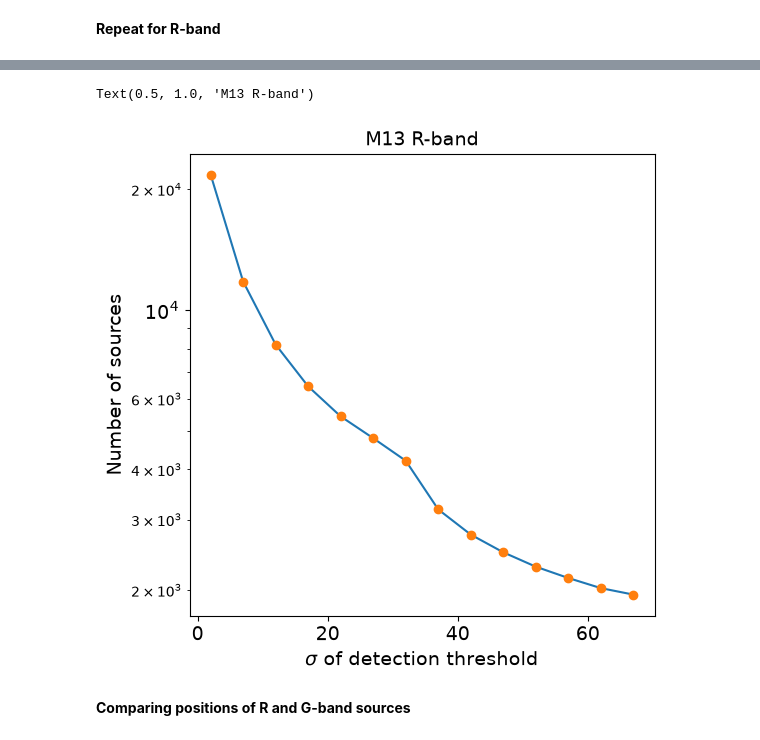
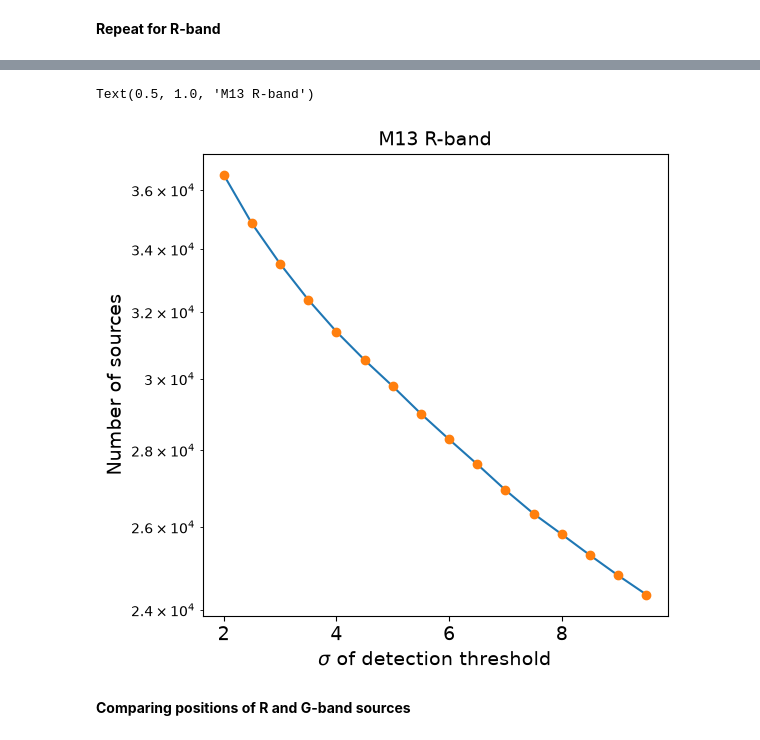
Before and after one commit to morganparton/Capstone_Project, a Jupyter notebook: Capstone_Project.ipynb, the cells around one changed output, grey strips where cells are left out. Cells and saved outputs as stored; diff of their text form; code cells hidden in the pictures.

```diff
--- a/Capstone_Project.ipynb
+++ b/Capstone_Project.ipynb
@@ -343,7 +303,7 @@ M13mean_R, M13median_R, M13std_R = sigma_clipped_stats(M13data_R, sigma=3.0)
 #*****************************************
 # update with the FWHM that you measured using fit_fwhm
 #you will need to update the threshold number based on plots you make in the next cell.
-daofind = DAOStarFinder(fwhm=4.41, threshold=40.*M13std_R)
+daofind = DAOStarFinder(fwhm=4.41, threshold=5.*M13std_R)
 
 # detect sources, using the image - median, which subtracts the sky level from image,
 # assuming a sky that is constant across the iamge
@@ -377,32 +337,32 @@ apertures.plot(color='blue', lw=1.5, alpha=0.5);
 # %%
 #This makes a plot of the number of sources for different detection thresholds for the G-band
 #set up an array of thresholds
-thresharr = np.arange(2.,70.,5)
+thresharr = np.arange(2.,10.,0.5)
 
 #initialize an array that will hold the number of sources that are detected at each threshold
 nsources_R = np.zeros(len(thresharr))
 
 #loop through the thresholds to find how many sources are detected at each threshold
 #************
 #put in the appropriate FWHM you computed for this image earlier.
 for ithresh,thresh in enumerate(thresharr):
     daofind = DAOStarFinder(fwhm=4.41, threshold=thresh*M13std_R)
     M13sources_Rtmp = daofind(M13data_R - M13median_R)
     nsources_R[ithresh] = len(M13sources_Rtmp)
 
 #plot the number of sources at each threshold
 fig,ax = plt.subplots(figsize=(6,6))
 ax.plot(thresharr,nsources_R)
 ax.plot(thresharr,nsources_R, 'o')
 ax.set_yscale('log')
 ax.set_ylabel('Number of sources', fontsize=14)
 ax.set_xlabel(r'$\sigma$ of detection threshold', fontsize=14)
 ax.tick_params(axis='x', labelsize=14)
 ax.tick_params(axis='y', labelsize=14)
 ax.set_title('M13 R-band', fontsize=14)
 # %% [output]
 Text(0.5, 1.0, 'M13 R-band')
-[figure, old version]
+[figure, new version]
 # %% [markdown]
 **Comparing positions of R and G-band sources**
 # %%
```
Also changed, not shown: parts of 12 cells of this notebook.
